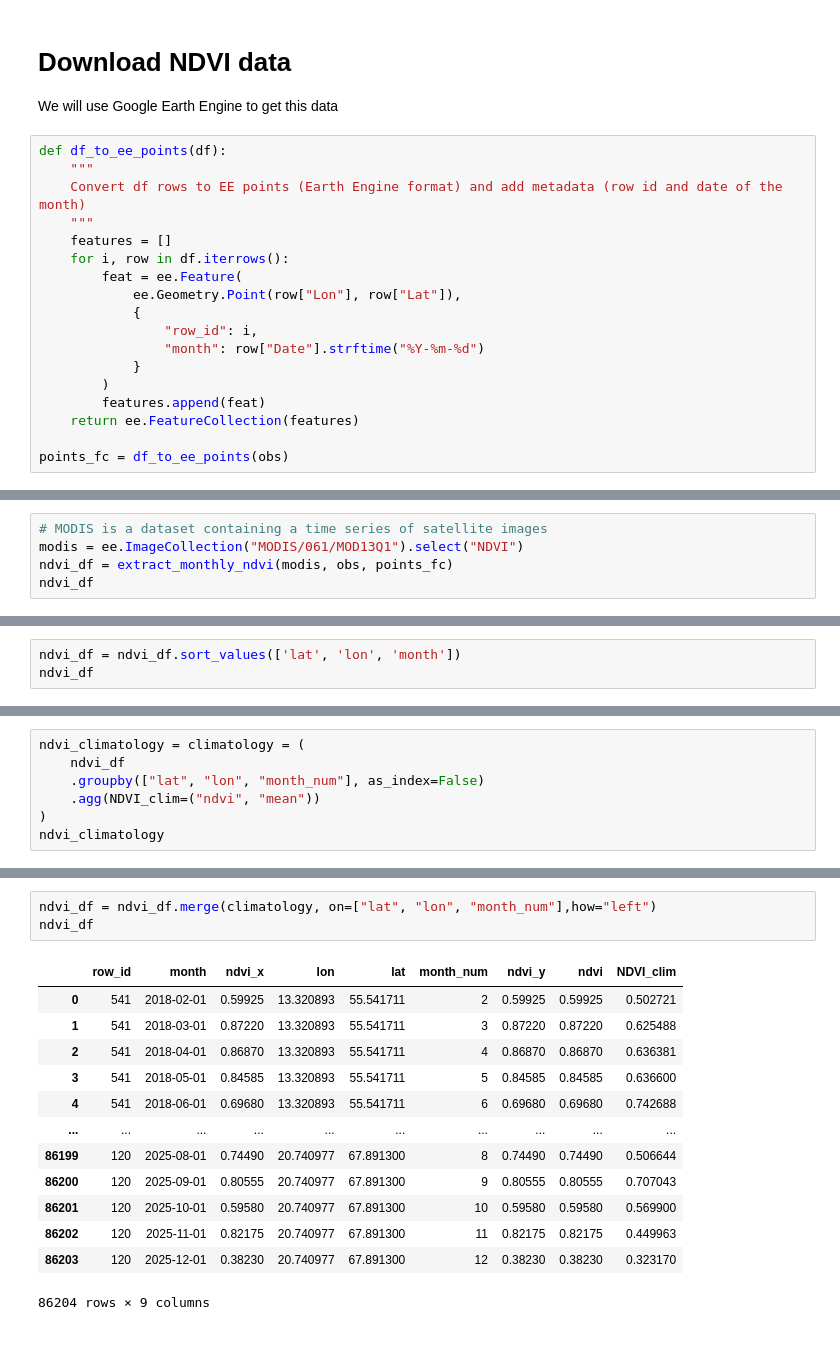
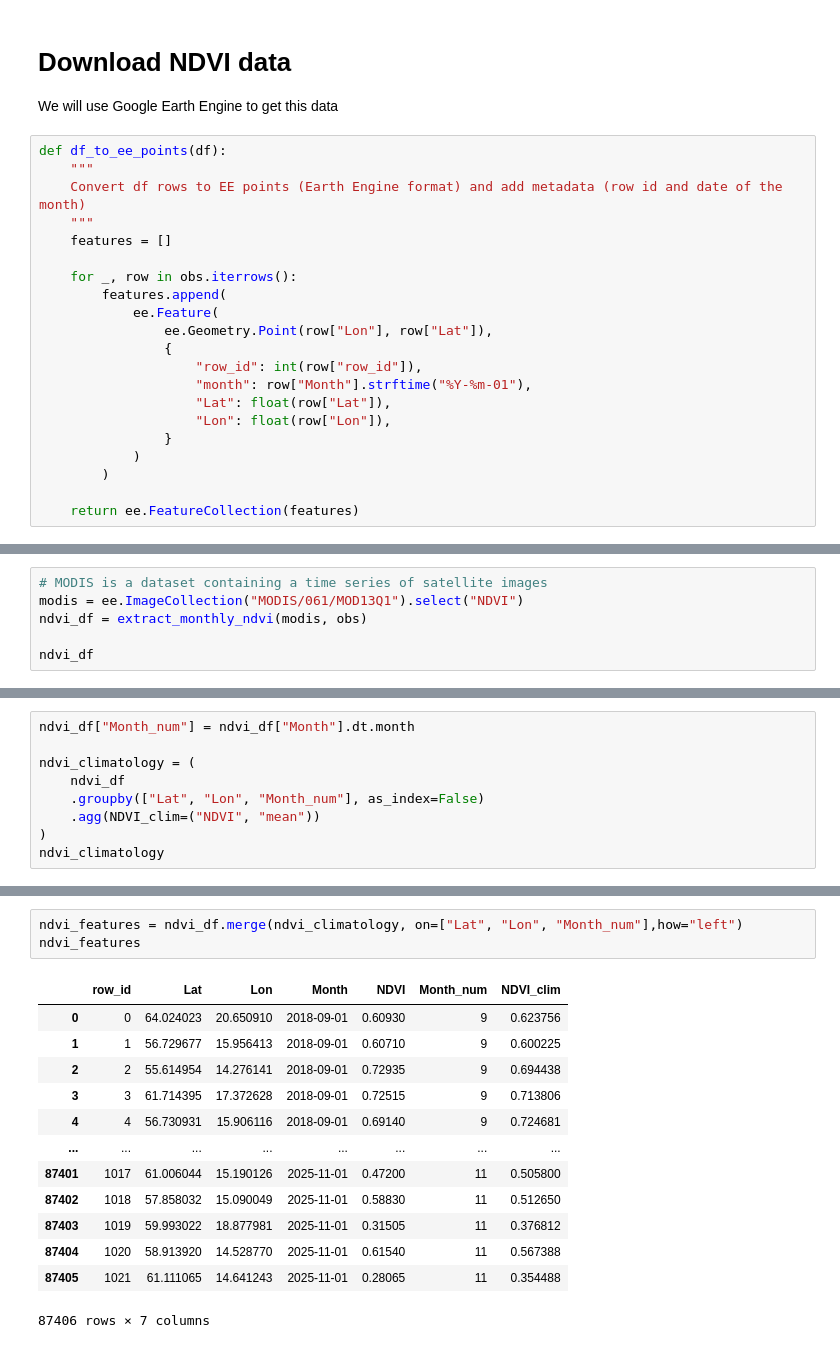
Before and after one commit to jpruzcuen/scalable_ml, a Jupyter notebook: data_ndvi.ipynb, the cells around one changed output, grey strips where cells are left out. Saved outputs shown, nothing was run; the diff lists cells and outputs as text.

```diff
--- a/data_ndvi.ipynb
+++ b/data_ndvi.ipynb
@@ -31,18 +30,21 @@ def df_to_ee_points(df):
     Convert df rows to EE points (Earth Engine format) and add metadata (row id and date of the month)
     """
     features = []
-    for i, row in df.iterrows():
-        feat = ee.Feature(
-            ee.Geometry.Point(row["Lon"], row["Lat"]),
-            {
-                "row_id": i,
-                "month": row["Date"].strftime("%Y-%m-%d")
-            }
+
+    for _, row in obs.iterrows():
+        features.append(
+            ee.Feature(
+                ee.Geometry.Point(row["Lon"], row["Lat"]),
+                {
+                    "row_id": int(row["row_id"]),
+                    "month": row["Month"].strftime("%Y-%m-01"),
+                    "Lat": float(row["Lat"]),
+                    "Lon": float(row["Lon"]),
+                }
+            )
         )
-        features.append(feat)
+
     return ee.FeatureCollection(features)
-
-points_fc = df_to_ee_points(obs)
 # %%
 def monthly_ndvi_image(dataset, year, month):
     """
@@ -114,5 +100,6 @@ def extract_monthly_ndvi(dataset, df, points_fc):
 # %%
 # MODIS is a dataset containing a time series of satellite images
 modis = ee.ImageCollection("MODIS/061/MOD13Q1").select("NDVI")
-ndvi_df = extract_monthly_ndvi(modis, obs, points_fc)
+ndvi_df = extract_monthly_ndvi(modis, obs)
+
 ndvi_df
@@ -119,3 +119,0 @@ ndvi_df
-# %%
-ndvi_df = ndvi_df.sort_values(['lat', 'lon', 'month'])
-ndvi_df
@@ -140,8 +126,10 @@ ndvi_df
 # %%
-ndvi_climatology = climatology = (
+ndvi_df["Month_num"] = ndvi_df["Month"].dt.month
+
+ndvi_climatology = (
     ndvi_df
-    .groupby(["lat", "lon", "month_num"], as_index=False)
-    .agg(NDVI_clim=("ndvi", "mean"))
+    .groupby(["Lat", "Lon", "Month_num"], as_index=False)
+    .agg(NDVI_clim=("NDVI", "mean"))
 )
 ndvi_climatology
 # %% [output]
@@ -161,17 +149,17 @@ ndvi_climatology
 # %%
-ndvi_df = ndvi_df.merge(climatology, on=["lat", "lon", "month_num"],how="left")
-ndvi_df
+ndvi_features = ndvi_df.merge(ndvi_climatology, on=["Lat", "Lon", "Month_num"],how="left")
+ndvi_features
 # %% [output]
-|  | row_id | month | ndvi_x | lon | lat | month_num | ndvi_y | ndvi | NDVI_clim |
-| 0 | 541 | 2018-02-01 | 0.59925 | 13.320893 | 55.541711 | 2 | 0.59925 | 0.59925 | 0.502721 |
-| 1 | 541 | 2018-03-01 | 0.87220 | 13.320893 | 55.541711 | 3 | 0.87220 | 0.87220 | 0.625488 |
-| 2 | 541 | 2018-04-01 | 0.86870 | 13.320893 | 55.541711 | 4 | 0.86870 | 0.86870 | 0.636381 |
-| 3 | 541 | 2018-05-01 | 0.84585 | 13.320893 | 55.541711 | 5 | 0.84585 | 0.84585 | 0.636600 |
-| 4 | 541 | 2018-06-01 | 0.69680 | 13.320893 | 55.541711 | 6 | 0.69680 | 0.69680 | 0.742688 |
-| ... | ... | ... | ... | ... | ... | ... | ... | ... | ... |
-| 86199 | 120 | 2025-08-01 | 0.74490 | 20.740977 | 67.891300 | 8 | 0.74490 | 0.74490 | 0.506644 |
-| 86200 | 120 | 2025-09-01 | 0.80555 | 20.740977 | 67.891300 | 9 | 0.80555 | 0.80555 | 0.707043 |
-| 86201 | 120 | 2025-10-01 | 0.59580 | 20.740977 | 67.891300 | 10 | 0.59580 | 0.59580 | 0.569900 |
-| 86202 | 120 | 2025-11-01 | 0.82175 | 20.740977 | 67.891300 | 11 | 0.82175 | 0.82175 | 0.449963 |
-| 86203 | 120 | 2025-12-01 | 0.38230 | 20.740977 | 67.891300 | 12 | 0.38230 | 0.38230 | 0.323170 |
+|  | row_id | Lat | Lon | Month | NDVI | Month_num | NDVI_clim |
+| 0 | 0 | 64.024023 | 20.650910 | 2018-09-01 | 0.60930 | 9 | 0.623756 |
+| 1 | 1 | 56.729677 | 15.956413 | 2018-09-01 | 0.60710 | 9 | 0.600225 |
+| 2 | 2 | 55.614954 | 14.276141 | 2018-09-01 | 0.72935 | 9 | 0.694438 |
+| 3 | 3 | 61.714395 | 17.372628 | 2018-09-01 | 0.72515 | 9 | 0.713806 |
+| 4 | 4 | 56.730931 | 15.906116 | 2018-09-01 | 0.69140 | 9 | 0.724681 |
+| ... | ... | ... | ... | ... | ... | ... | ... |
+| 87401 | 1017 | 61.006044 | 15.190126 | 2025-11-01 | 0.47200 | 11 | 0.505800 |
+| 87402 | 1018 | 57.858032 | 15.090049 | 2025-11-01 | 0.58830 | 11 | 0.512650 |
+| 87403 | 1019 | 59.993022 | 18.877981 | 2025-11-01 | 0.31505 | 11 | 0.376812 |
+| 87404 | 1020 | 58.913920 | 14.528770 | 2025-11-01 | 0.61540 | 11 | 0.567388 |
+| 87405 | 1021 | 61.111065 | 14.641243 | 2025-11-01 | 0.28065 | 11 | 0.354488 |
-86204 rows × 9 columns
+87406 rows × 7 columns
```
Also changed, not shown: parts of 15 cells of this notebook, 8 other files.
